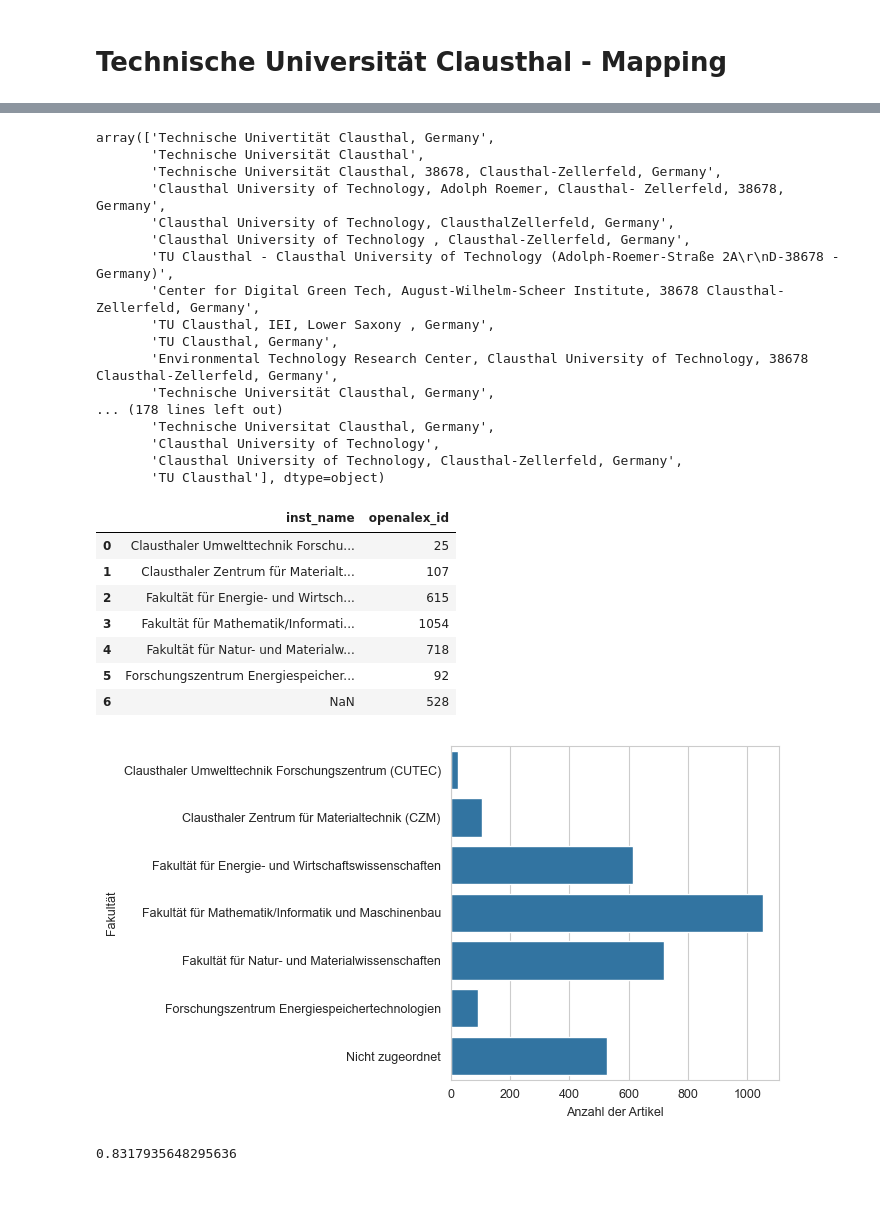
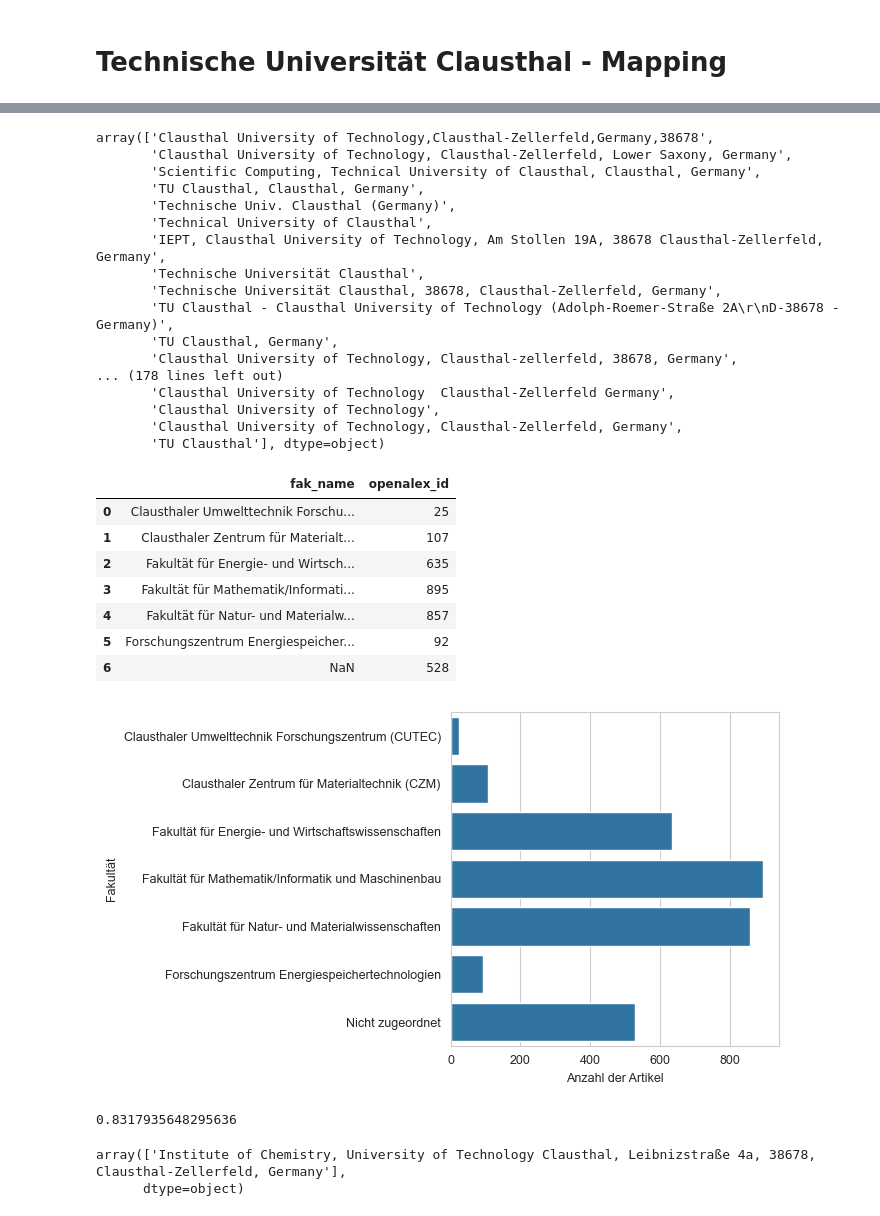
Before and after one commit to naustica/lower_saxony_institutions, a Jupyter notebook: notebooks/institution_mapping/CLAUSTHAL.ipynb, the cells around one changed output, grey strips where cells are left out. Saved outputs shown, nothing was run; the diff lists cells and outputs as text; code cells hidden in the pictures.

```diff
--- a/notebooks/institution_mapping/CLAUSTHAL.ipynb
+++ b/notebooks/institution_mapping/CLAUSTHAL.ipynb
@@ -50,7 +50,7 @@ oal = client.query(f"""
 # %%
 oal = client.query(f"""
                     SELECT
-                        'not assigned' AS inst_name,
+                        'not assigned' AS fak_name,
                         'Technische Universität Clausthal' AS parent_name,
                         raw_affiliation_string,
                         openalex_id
@@ -89,11 +89,11 @@ MAPPING_DICT = {
                                                             'mining', 'geophysi(k|cs)', '(energie|deponie)technik', 'petroleum', 'faculty for energy',
                                                             'economics', 'endlagerforschung', '(geotechnical|energy) engineering',
                                                             'kreislaufwirtschaftssysteme', 'repository', 'electric(al)? power',
-                                                            'circular economy', 'digital transformation'
+                                                            'circular economy', 'digital transformation', 'disposal'
                                                            ],
     'Fakultät für Mathematik/Informatik und Maschinenbau': ['software (and system|systems engineering)', 'tribology',
-                                                            'chemical', 'metallurgy', 'mathemati(cs|k|cal)',
-                                                            'informati(k|cs)', 'disposal', 'particle',
+                                                            'chemical', 'mathemati(cs|k|cal)',
+                                                            'informati(k|cs)', 'particle',
                                                             'welding', 'stochastics', 'anlagentechnik',
                                                             'computer science', '(applied|technical) mechanics',
                                                             'data science', 'continuous optimization',
@@ -103,7 +103,7 @@ MAPPING_DICT = {
                                                             'schweißtechnik', 'mechanical', 'isse,', 'isaf,'
                                                            ],
     'Fakultät für Natur- und Materialwissenschaften': ['materials (science|engineering)', 'chemi(e|stry)', 'non(‐|-)?metallic',
-                                                       'metallurgie', 'physical technologies', 'nichtmetallische',
+                                                       'metallurg(ie|y)', 'physical technologies', 'nichtmetallische',
                                                        'theoreti(sche|cal) physi(k|cs)', 'werkstoff(kunde|technik)',
                                                        'polymer', 'energieforschung', 'energy research cent(er|re)'
                                                       ],
@@ -125,8 +125,8 @@ def map_address(address: str) -> Union[str, None]:
             return k
     return None
 # %%
-df_with_inst.loc[df_with_inst['inst_name'] == 'not assigned', 'inst_name'] = \
-           df_with_inst.loc[df_with_inst['inst_name'] == 'not assigned']['raw_affiliation_string'].apply(map_address)
+df_with_inst.loc[df_with_inst['fak_name'] == 'not assigned', 'fak_name'] = \
+           df_with_inst.loc[df_with_inst['fak_name'] == 'not assigned']['raw_affiliation_string'].apply(map_address)
 # %%
 df_with_inst
 # %% [output]
@@ -145,51 +145,51 @@ df_with_inst
 3139 rows × 4 columns
 # %%
-df_with_inst[df_with_inst.inst_name.isnull()].raw_affiliation_string.unique()
+df_with_inst[df_with_inst.fak_name.isnull()].raw_affiliation_string.unique()
 # %% [output]
-array(['Technische Univertität Clausthal, Germany',
+array(['Clausthal University of Technology,Clausthal-Zellerfeld,Germany,38678',
+       'Clausthal University of Technology, Clausthal-Zellerfeld, Lower Saxony, Germany',
+       'Scientific Computing, Technical University of Clausthal, Clausthal, Germany',
+       'TU Clausthal, Clausthal, Germany',
+       'Technische Univ. Clausthal (Germany)',
+       'Technical University of Clausthal',
+       'IEPT, Clausthal University of Technology, Am Stollen 19A, 38678 Clausthal-Zellerfeld, Germany',
        'Technische Universität Clausthal',
        'Technische Universität Clausthal, 38678, Clausthal-Zellerfeld, Germany',
-       'Clausthal University of Technology, Adolph Roemer, Clausthal- Zellerfeld, 38678, Germany',
-       'Clausthal University of Technology, ClausthalZellerfeld, Germany',
-       'Clausthal University of Technology , Clausthal-Zellerfeld, Germany',
        'TU Clausthal - Clausthal University of Technology (Adolph-Roemer-Straße 2A\r\nD-38678 - Germany)',
-       'Center for Digital Green Tech, August-Wilhelm-Scheer Institute, 38678 Clausthal-Zellerfeld, Germany',
-       'TU Clausthal, IEI, Lower Saxony , Germany',
        'TU Clausthal, Germany',
-       'Environmental Technology Research Center, Clausthal University of Technology, 38678 Clausthal-Zellerfeld, Germany',
-       'Technische Universität Clausthal, Germany',
+       'Clausthal University of Technology, Clausthal-zellerfeld, 38678, Germany',
 ... (178 lines left out)
-       'Technische Universitat Clausthal, Germany',
+       'Clausthal University of Technology  Clausthal‐Zellerfeld Germany',
        'Clausthal University of Technology',
        'Clausthal University of Technology, Clausthal-Zellerfeld, Germany',
        'TU Clausthal'], dtype=object)
 # %%
-df_with_inst.groupby(['inst_name'], dropna=False)['openalex_id'].count().reset_index()
+df_with_inst.groupby(['fak_name'], dropna=False)['openalex_id'].count().reset_index()
 # %% [output]
-|  | inst_name | openalex_id |
+|  | fak_name | openalex_id |
 | 0 | Clausthaler Umwelttechnik Forschu... | 25 |
 | 1 | Clausthaler Zentrum für Materialt... | 107 |
-| 2 | Fakultät für Energie- und Wirtsch... | 615 |
-| 3 | Fakultät für Mathematik/Informati... | 1054 |
-| 4 | Fakultät für Natur- und Materialw... | 718 |
+| 2 | Fakultät für Energie- und Wirtsch... | 635 |
+| 3 | Fakultät für Mathematik/Informati... | 895 |
+| 4 | Fakultät für Natur- und Materialw... | 857 |
 | 5 | Forschungszentrum Energiespeicher... | 92 |
 | 6 | NaN | 528 |
 # %%
-df_plot = df_with_inst.groupby(['inst_name'], dropna=False)['openalex_id'].count().reset_index()
+df_plot = df_with_inst.groupby(['fak_name'], dropna=False)['openalex_id'].count().reset_index()
 df_plot.fillna('Nicht zugeordnet', inplace=True)
 
 fig, ax = plt.subplots(figsize=(7, 4))
 
 sns.barplot(data=df_plot,
             x='openalex_id',
-            y='inst_name',
+            y='fak_name',
             ax=ax)
 
 ax.set(xlabel='Anzahl der Artikel', ylabel='Fakultät')
 
 plt.tight_layout()
 
 plt.show()
 # %% [output]
-[figure, old version]
+[figure, new version]
 # %%
@@ -198,0 +271,5 @@ df_plot[df_plot.inst_name != 'Nicht zugeordnet'].openalex_id.sum() / df_plot.ope
+# %%
+df_with_inst[(df_with_inst['fak_name'] == 'Fakultät für Natur- und Materialwissenschaften') & df_with_inst['dept_name'].isnull()].raw_affiliation_string.unique()[:20]
+# %% [output]
+array(['Institute of Chemistry, University of Technology Clausthal, Leibnizstraße 4a, 38678, Clausthal-Zellerfeld, Germany'],
+      dtype=object)
```
Also changed, not shown: parts of 10 cells of this notebook, 20 other files.
